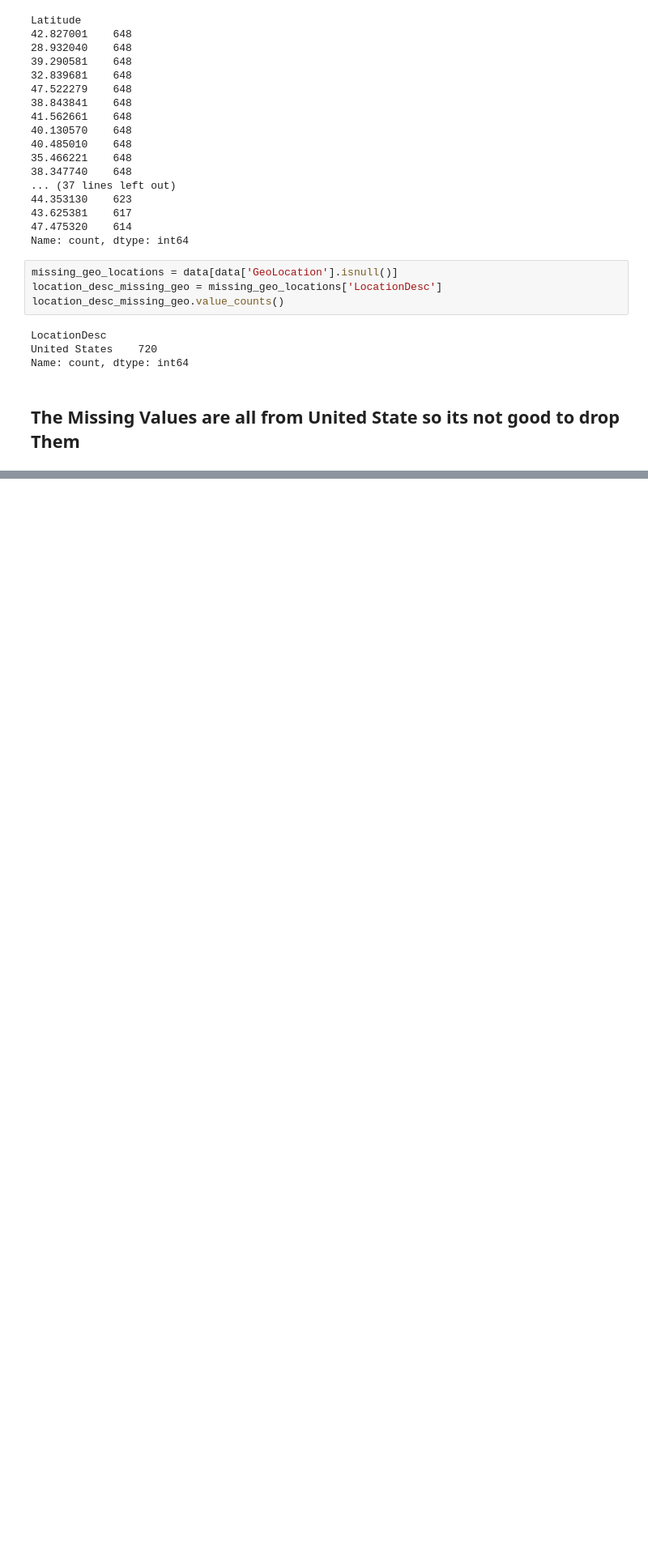
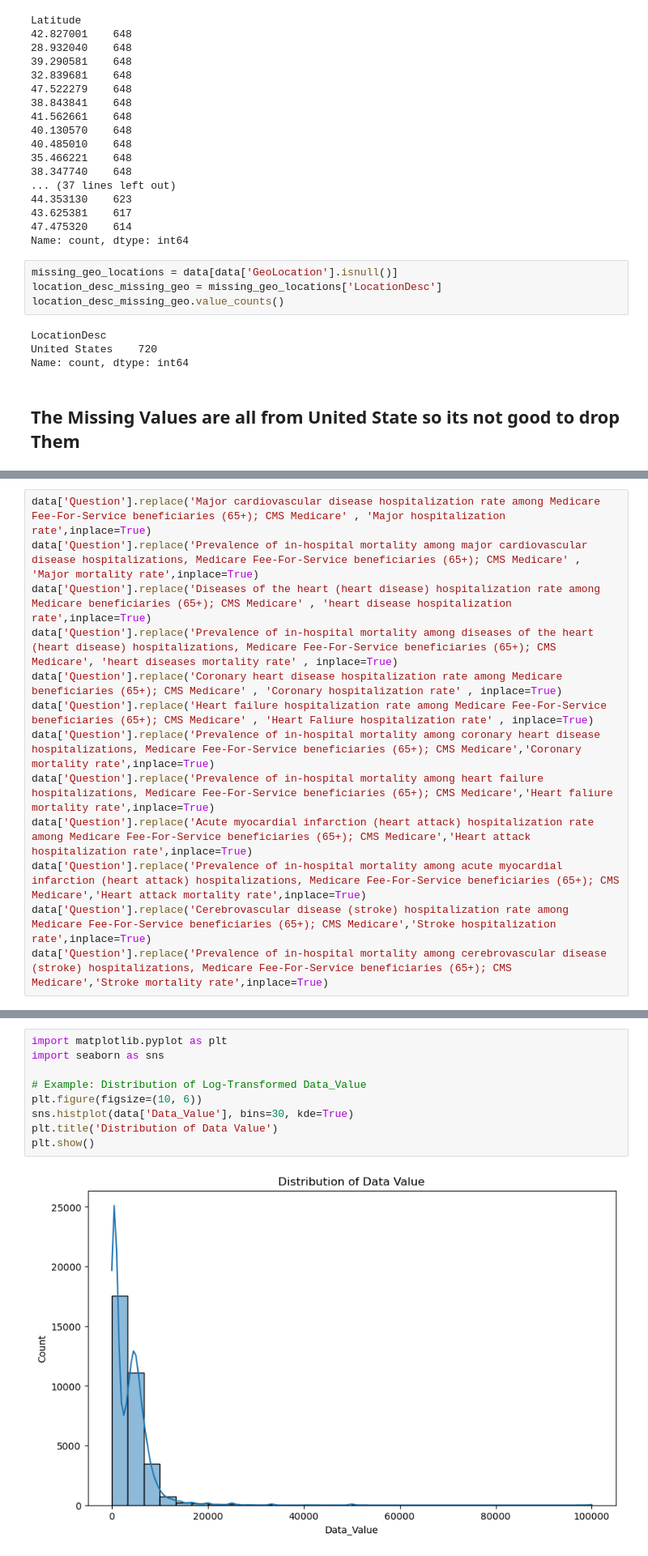
Before and after one commit to Kareem3laa2/Medicare, a Jupyter notebook: Medicare.ipynb, the cells around one changed output, grey strips where cells are left out. Shown at 81% size. Cells and saved outputs as stored; diff of their text form; blank space fills up the shorter version.

```diff
--- a/Medicare.ipynb
+++ b/Medicare.ipynb
@@ -383,0 +407,13 @@ Name: count, dtype: int64
+# %%
+data['Question'].replace('Major cardiovascular disease hospitalization rate among Medicare Fee-For-Service beneficiaries (65+); CMS Medicare' , 'Major hospitalization rate',inplace=True)
+data['Question'].replace('Prevalence of in-hospital mortality among major cardiovascular disease hospitalizations, Medicare Fee-For-Service beneficiaries (65+); CMS Medicare' , 'Major mortality rate',inplace=True)
+data['Question'].replace('Diseases of the heart (heart disease) hospitalization rate among Medicare beneficiaries (65+); CMS Medicare' , 'heart disease hospitalization rate',inplace=True)
+data['Question'].replace('Prevalence of in-hospital mortality among diseases of the heart (heart disease) hospitalizations, Medicare Fee-For-Service beneficiaries (65+); CMS Medicare', 'heart diseases mortality rate' , inplace=True)
+data['Question'].replace('Coronary heart disease hospitalization rate among Medicare beneficiaries (65+); CMS Medicare' , 'Coronary hospitalization rate' , inplace=True)
+data['Question'].replace('Heart failure hospitalization rate among Medicare Fee-For-Service beneficiaries (65+); CMS Medicare' , 'Heart Faliure hospitalization rate' , inplace=True)
+data['Question'].replace('Prevalence of in-hospital mortality among coronary heart disease hospitalizations, Medicare Fee-For-Service beneficiaries (65+); CMS Medicare','Coronary mortality rate',inplace=True)
+data['Question'].replace('Prevalence of in-hospital mortality among heart failure hospitalizations, Medicare Fee-For-Service beneficiaries (65+); CMS Medicare','Heart faliure mortality rate',inplace=True)
+data['Question'].replace('Acute myocardial infarction (heart attack) hospitalization rate among Medicare Fee-For-Service beneficiaries (65+); CMS Medicare','Heart attack hospitalization rate',inplace=True)
+data['Question'].replace('Prevalence of in-hospital mortality among acute myocardial infarction (heart attack) hospitalizations, Medicare Fee-For-Service beneficiaries (65+); CMS Medicare','Heart attack mortality rate',inplace=True)
+data['Question'].replace('Cerebrovascular disease (stroke) hospitalization rate among Medicare Fee-For-Service beneficiaries (65+); CMS Medicare','Stroke hospitalization rate',inplace=True)
+data['Question'].replace('Prevalence of in-hospital mortality among cerebrovascular disease (stroke) hospitalizations, Medicare Fee-For-Service beneficiaries (65+); CMS Medicare','Stroke mortality rate',inplace=True)
@@ -383,0 +517,11 @@ Name: count, dtype: int64
+# %%
+import matplotlib.pyplot as plt
+import seaborn as sns
+
+# Example: Distribution of Log-Transformed Data_Value
+plt.figure(figsize=(10, 6))
+sns.histplot(data['Data_Value'], bins=30, kde=True)
+plt.title('Distribution of Data Value')
+plt.show()
+# %% [output]
+[figure, added]
```
Also changed, not shown: parts of 44 cells of this notebook, 4 other files.
